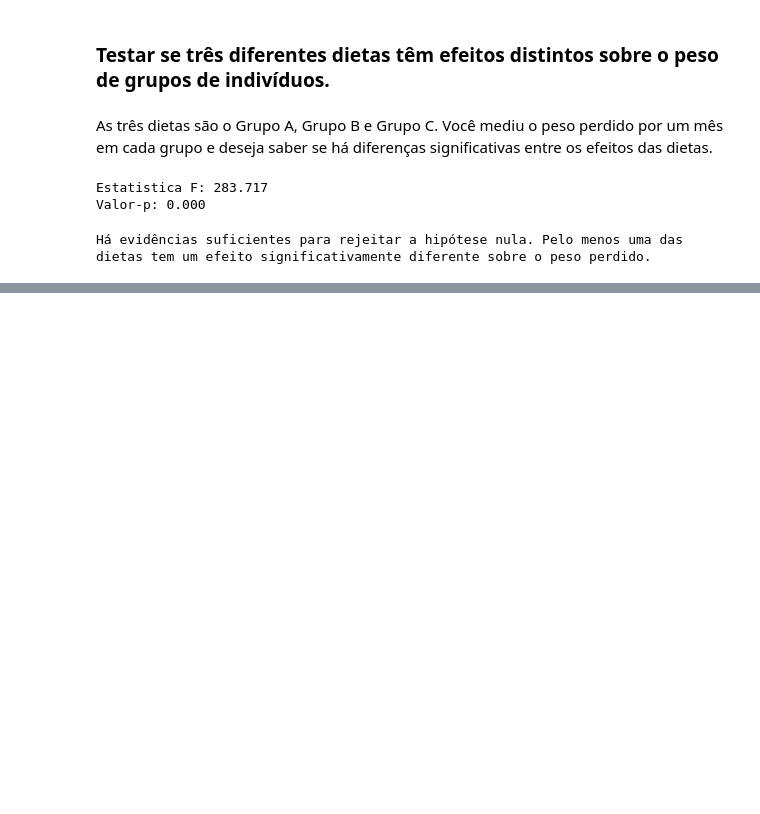
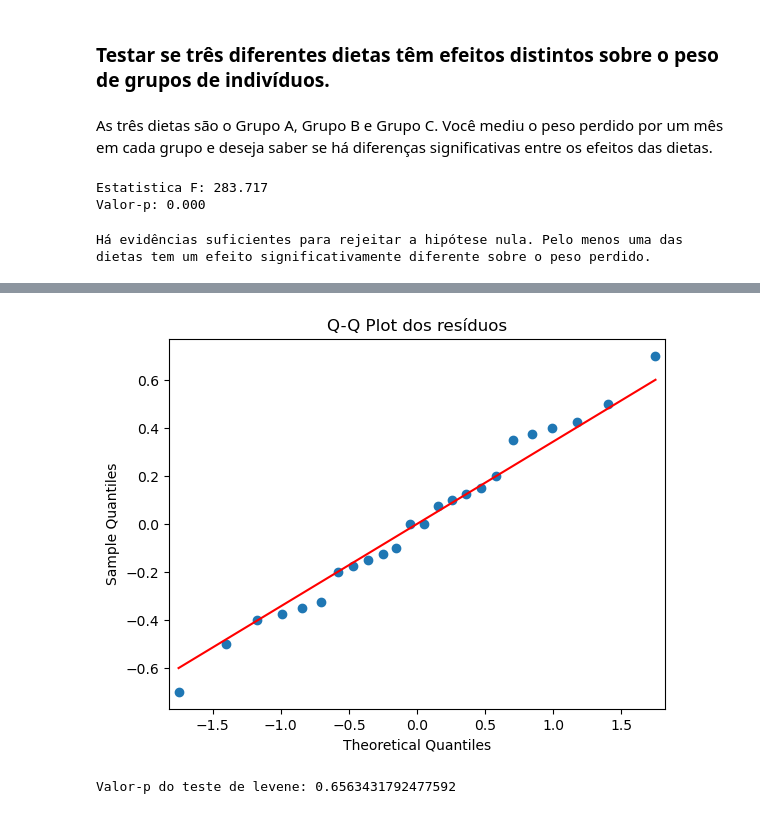
Before and after one commit to anandasouza/Testes-Parametricos, a Jupyter notebook: Testes.ipynb, the cells around one changed output, grey strips where cells are left out. Drawn from its saved outputs; the diff is of its cells as text; code cells hidden in the pictures; blank space fills up the shorter version.

```diff
--- a/Testes.ipynb
+++ b/Testes.ipynb
@@ -131,0 +223,7 @@ Há evidências suficientes para rejeitar a hipótese nula. Pelo menos uma das d
+# %%
+#Criando dados de exemplo
+dados = pd.DataFrame({
+    'PesoPerdido': [1.2, 1.5, 1.7, 2.0, 2.3, 2.5, 2.8, 3.0, 2.4, 2.6, 2.9, 3.1, 1.8, 2.0, 2.2, 2.5, 2.7, 2.9, 3.2, 3.5, 3.1, 3.3, 3.6, 3.8],
+    'Dieta': ['A', 'A', 'A', 'A', 'A', 'A', 'A', 'A', 'B', 'B', 'B', 'B', 'B', 'B', 'B', 'B', 'B', 'B', 'B', 'B', 'B', 'B', 'B', 'B'],
+    'Exercicio': ['Baixo', 'Baixo', 'Baixo', 'Baixo', 'Medio', 'Medio', 'Medio', 'Medio', 'Alto', 'Alto', 'Alto', 'Alto', 'Baixo', 'Baixo', 'Baixo', 'Baixo', 'Medio', 'Medio', 'Medio', 'Medio', 'Alto', 'Alto', 'Alto', 'Alto']
+})
@@ -131,0 +239,6 @@ Há evidências suficientes para rejeitar a hipótese nula. Pelo menos uma das d
+# %%
+#Ajustando o modelo
+#O ~está separando a variável dependente com a independente
+#Do lado esquerdo do ~a variável dependente, do lado direito do ~a variável independente
+#Treinamento do modelo
+modelo = ols('PesoPerdido ~C(Dieta) + C(Exercicio) + C(Dieta):C(Exercicio)', data = dados).fit()
@@ -131,0 +313,3 @@ Há evidências suficientes para rejeitar a hipótese nula. Pelo menos uma das d
+# %%
+#Resíduos do modelo
+residuos = modelo.resid
@@ -131,0 +327,18 @@ Há evidências suficientes para rejeitar a hipótese nula. Pelo menos uma das d
+# %%
+#Gráfico de probabilidade normal (Q-Q plot) dos resíduos
+#A linha vermelha representa o modelo
+#Os pontos em azul representam os resíduos
+#Quero ver os pontos em azul próximos a linha vermelha(estarão em distribuição normal)
+import matplotlib.pyplot as plt
+sm.qqplot(residuos, line= 's')
+plt.title('Q-Q Plot dos resíduos')
+plt.show()
+# %% [output]
+[figure, added]
+# %%
+#Verificando a homogeneidade das variancias
+_, p_valor_levene = levene(dados['PesoPerdido'][dados['Dieta'] == 'A'],
+                           dados['PesoPerdido'][dados['Dieta'] == 'B'])
+print(f'Valor-p do teste de levene: {p_valor_levene}')
+# %% [output]
+Valor-p do teste de levene: 0.6563431792477592
```
Also changed, not shown: parts of 16 cells of this notebook.
